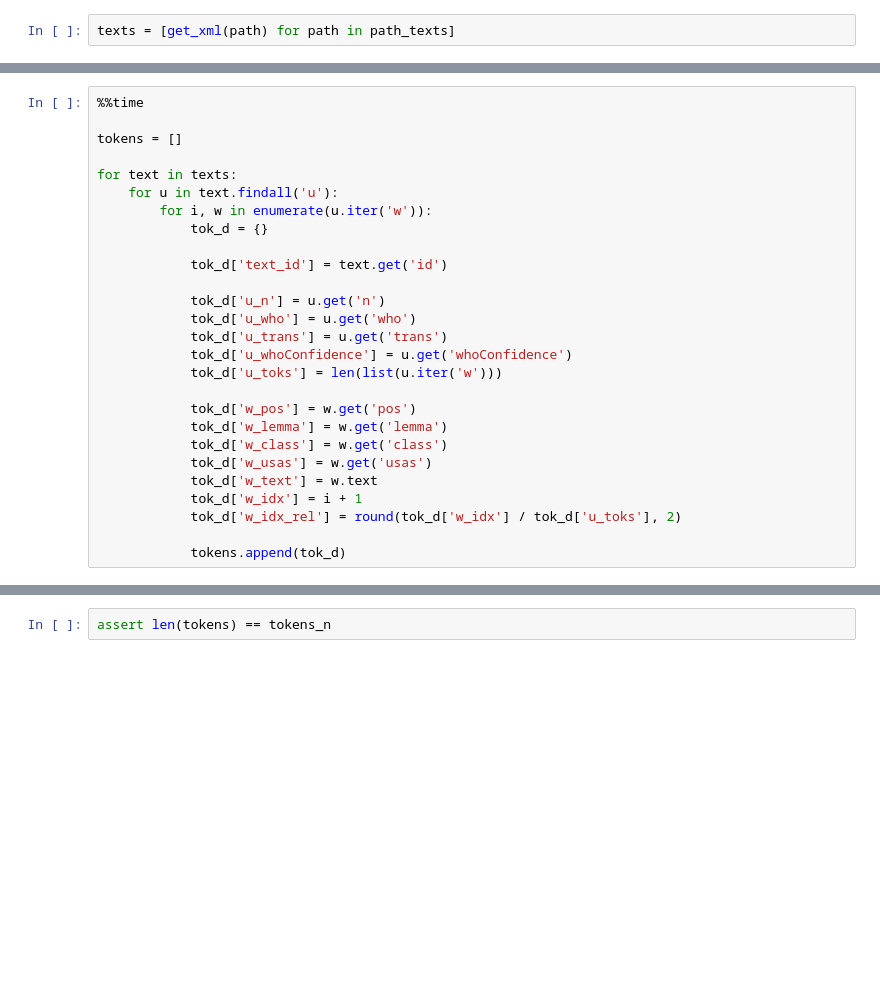
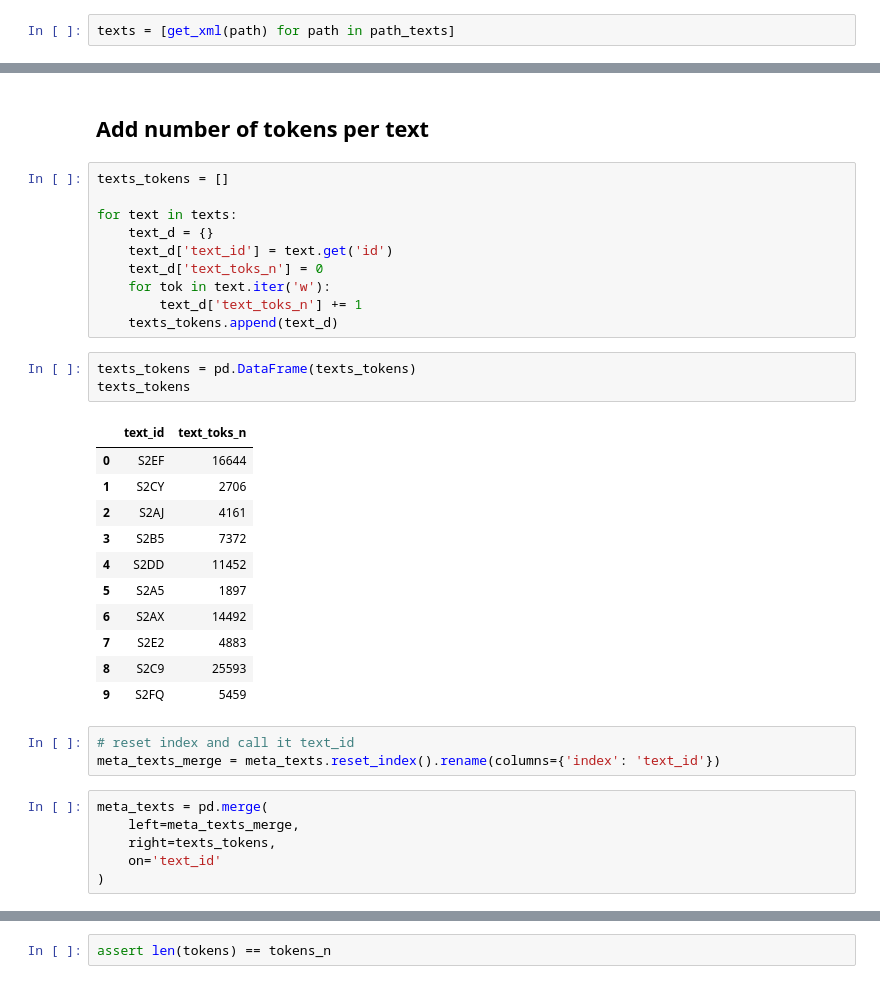
Before and after one commit to wuqui/bncparse, a Jupyter notebook: nbs/index.ipynb, the cells around one changed output, grey strips where cells are left out. Saved outputs shown, nothing was run; the diff lists cells and outputs as text; blank space fills up the shorter version.

```diff
--- a/nbs/index.ipynb
+++ b/nbs/index.ipynb
@@ -226,27 +165,0 @@ In addition to the metadata present in the corpus, I’ve added three columns pr
-# %%
-%%time
-
-tokens = []
-
-for text in texts:
-    for u in text.findall('u'):
-        for i, w in enumerate(u.iter('w')):
-            tok_d = {}
-
-            tok_d['text_id'] = text.get('id')
-
-            tok_d['u_n'] = u.get('n')
-            tok_d['u_who'] = u.get('who')
-            tok_d['u_trans'] = u.get('trans')
-            tok_d['u_whoConfidence'] = u.get('whoConfidence')
-            tok_d['u_toks'] = len(list(u.iter('w')))
-
-            tok_d['w_pos'] = w.get('pos')
-            tok_d['w_lemma'] = w.get('lemma')
-            tok_d['w_class'] = w.get('class')
-            tok_d['w_usas'] = w.get('usas')
-            tok_d['w_text'] = w.text
-            tok_d['w_idx'] = i + 1
-            tok_d['w_idx_rel'] = round(tok_d['w_idx'] / tok_d['u_toks'], 2)
-
-            tokens.append(tok_d)
@@ -257,0 +182,36 @@ tokens.head(50)
+# %% [markdown]
+## Add number of tokens per text
+# %%
+texts_tokens = []
+
+for text in texts:
+    text_d = {}
+    text_d['text_id'] = text.get('id')
+    text_d['text_toks_n'] = 0
+    for tok in text.iter('w'):
+        text_d['text_toks_n'] += 1
+    texts_tokens.append(text_d)
+# %%
+texts_tokens = pd.DataFrame(texts_tokens)
+texts_tokens
+# %% [output]
+|  | text_id | text_toks_n |
+| 0 | S2EF | 16644 |
+| 1 | S2CY | 2706 |
+| 2 | S2AJ | 4161 |
+| 3 | S2B5 | 7372 |
+| 4 | S2DD | 11452 |
+| 5 | S2A5 | 1897 |
+| 6 | S2AX | 14492 |
+| 7 | S2E2 | 4883 |
+| 8 | S2C9 | 25593 |
+| 9 | S2FQ | 5459 |
+# %%
+# reset index and call it text_id
+meta_texts_merge = meta_texts.reset_index().rename(columns={'index': 'text_id'})
+# %%
+meta_texts = pd.merge(
+    left=meta_texts_merge,
+    right=texts_tokens,
+    on='text_id'
+)
```
Also changed, not shown: parts of 91 cells of this notebook, 10 other files.
